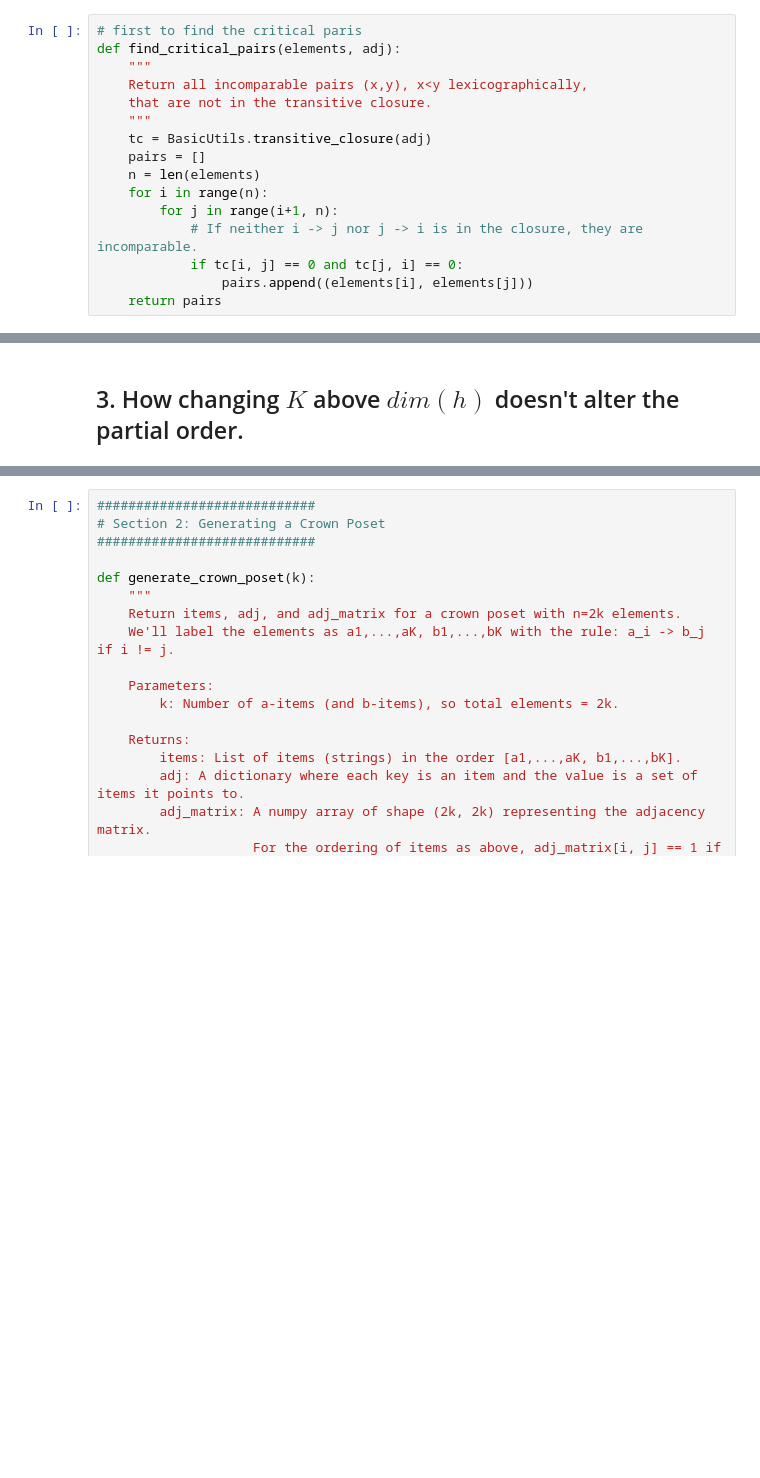
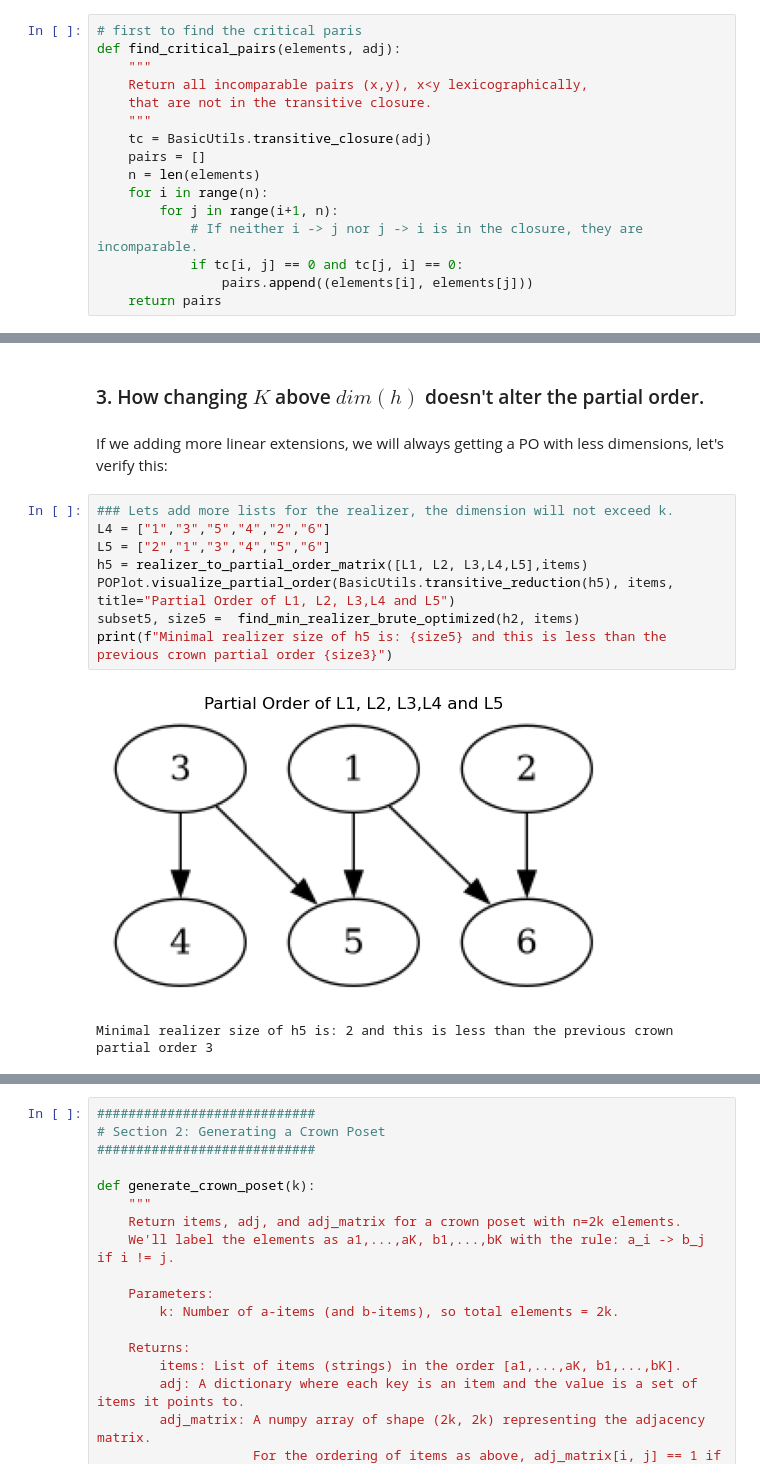
Before and after one commit to hollyli-dq/po_inference, a Jupyter notebook: notebook/PO_dim_k.ipynb, the cells around one changed output, grey strips where cells are left out. Drawn from its saved outputs; the diff is of its cells as text; blank space fills up the shorter version.

```diff
--- a/notebook/PO_dim_k.ipynb
+++ b/notebook/PO_dim_k.ipynb
@@ -178,2 +200,15 @@ Critical pairs (incomparable): 10
 # %% [markdown]
-## 3. How changing $K$ above $dim(h)$ doesn't alter the partial order.
+### 3. How changing $K$ above $dim(h)$ doesn't alter the partial order.
+# %% [markdown]
+If we adding more linear extensions, we will always getting a PO with less dimensions, let's verify this:
+# %%
+### Lets add more lists for the realizer, the dimension will not exceed k.
+L4 = ["1","3","5","4","2","6"]
+L5 = ["2","1","3","4","5","6"]
+h5 = realizer_to_partial_order_matrix([L1, L2, L3,L4,L5],items)
+POPlot.visualize_partial_order(BasicUtils.transitive_reduction(h5), items, title="Partial Order of L1, L2, L3,L4 and L5")
+subset5, size5 =  find_min_realizer_brute_optimized(h2, items)
+print(f"Minimal realizer size of h5 is: {size5} and this is less than the previous crown partial order {size3}")
+# %% [output]
+[figure, added]
+Minimal realizer size of h5 is: 2 and this is less than the previous crown partial order 3
```
Also changed, not shown: parts of 50 cells of this notebook, 8 other files.
